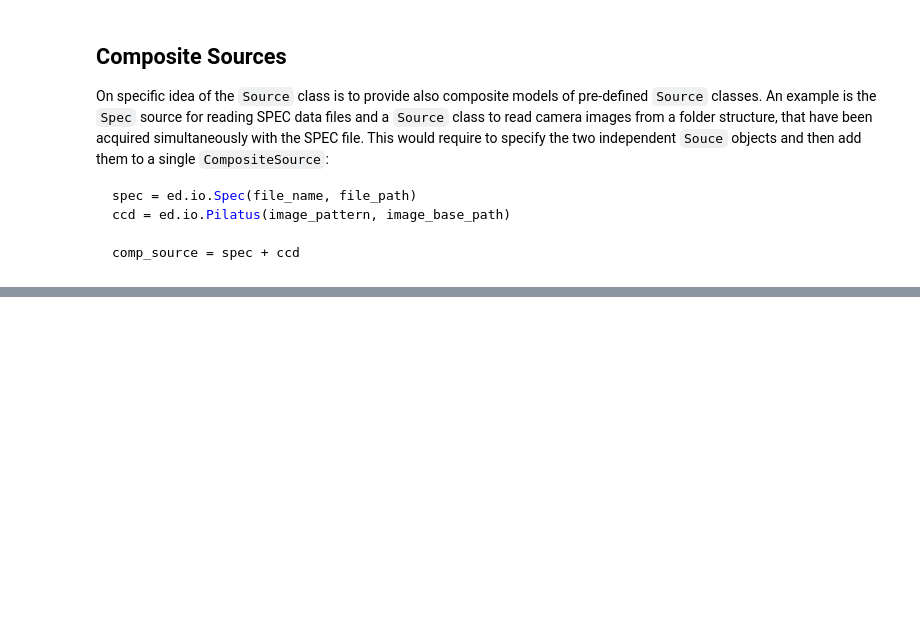
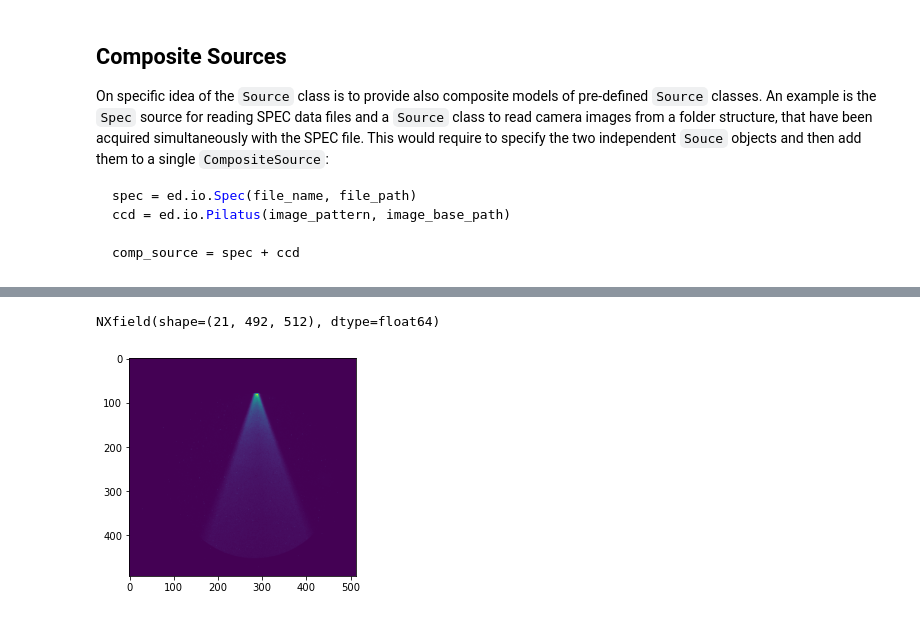
Before and after one commit to dschick/pyEvalData, a Jupyter notebook: docs/source/examples/source.ipynb, the cells around one changed output, grey strips where cells are left out. Cells and saved outputs as stored; diff of their text form; code cells hidden in the pictures; blank space fills up the shorter version.

Commit message:
save scans to nexus file

```diff
--- a/docs/source/examples/source.ipynb
+++ b/docs/source/examples/source.ipynb
@@ -89,0 +186,2 @@ comp_source = spec + ccd
+# %%
+a=nxload('data/sardana_nexus.h5')
@@ -89,0 +208,10 @@ comp_source = spec + ccd
+# %%
+a.entry288.measurement.mte
+# %% [output]
+NXfield(shape=(21, 492, 512), dtype=float64)
+# %%
+plt.figure()
+plt.imshow(a.entry288.measurement.mte[10, :, :])
+plt.show()
+# %% [output]
+[figure, added]
```
Also changed, not shown: parts of 20 cells of this notebook, 2 other files.
